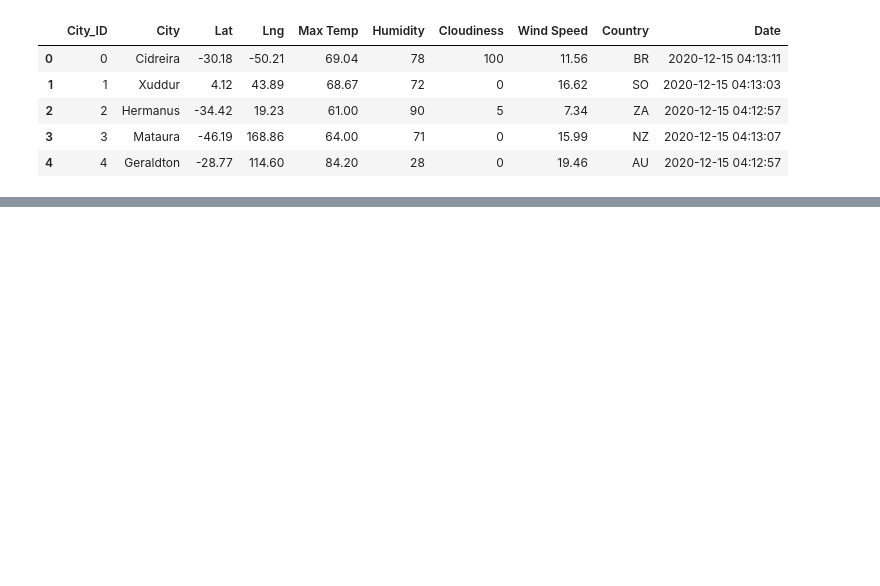
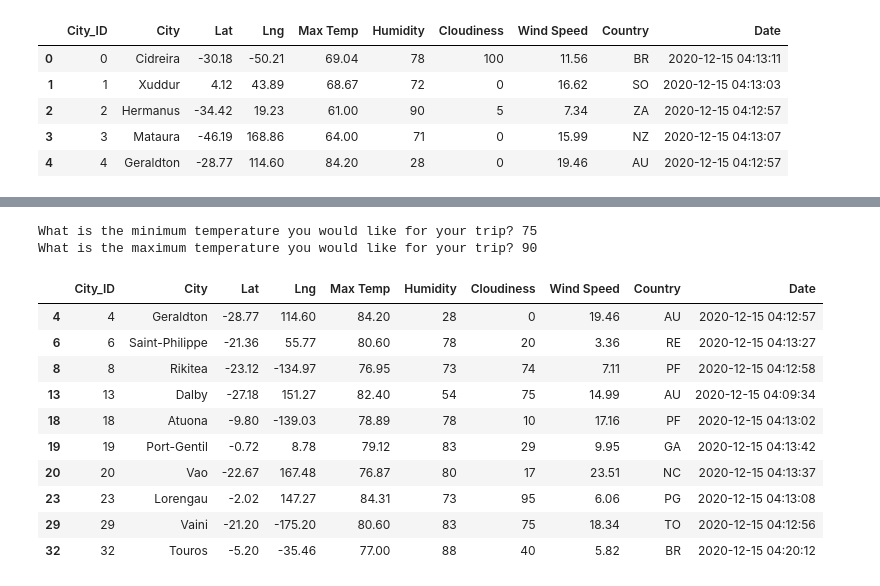
Before and after one commit to mayajaral/World_Weather_Analysis, a Jupyter notebook: VacationPy.ipynb, the cells around one changed output, grey strips where cells are left out. Saved outputs shown, nothing was run; the diff lists cells and outputs as text; code cells hidden in the pictures; blank space fills up the shorter version.

```diff
--- a/VacationPy.ipynb
+++ b/VacationPy.ipynb
@@ -43,0 +102,24 @@ fig
+# %%
+# Ask the customer to add a minimum and maximum temperature value.
+min_temp = float(input("What is the minimum temperature you would like for your trip? "))
+max_temp = float(input("What is the maximum temperature you would like for your trip? "))
+# %% [output]
+What is the minimum temperature you would like for your trip? 75
+What is the maximum temperature you would like for your trip? 90
+# %%
+# Filter the dataset to find the cities that fit the criteria.
+preferred_cities_df = city_data_df.loc[(city_data_df["Max Temp"] <= max_temp) & \
+                                       (city_data_df["Max Temp"] >= min_temp)]
+preferred_cities_df.head(10)
+# %% [output]
+|  | City_ID | City | Lat | Lng | Max Temp | Humidity | Cloudiness | Wind Speed | Country | Date |
+| 4 | 4 | Geraldton | -28.77 | 114.60 | 84.20 | 28 | 0 | 19.46 | AU | 2020-12-15 04:12:57 |
+| 6 | 6 | Saint-Philippe | -21.36 | 55.77 | 80.60 | 78 | 20 | 3.36 | RE | 2020-12-15 04:13:27 |
+| 8 | 8 | Rikitea | -23.12 | -134.97 | 76.95 | 73 | 74 | 7.11 | PF | 2020-12-15 04:12:58 |
+| 13 | 13 | Dalby | -27.18 | 151.27 | 82.40 | 54 | 75 | 14.99 | AU | 2020-12-15 04:09:34 |
+| 18 | 18 | Atuona | -9.80 | -139.03 | 78.89 | 78 | 10 | 17.16 | PF | 2020-12-15 04:13:02 |
+| 19 | 19 | Port-Gentil | -0.72 | 8.78 | 79.12 | 83 | 29 | 9.95 | GA | 2020-12-15 04:13:42 |
+| 20 | 20 | Vao | -22.67 | 167.48 | 76.87 | 80 | 17 | 23.51 | NC | 2020-12-15 04:13:37 |
+| 23 | 23 | Lorengau | -2.02 | 147.27 | 84.31 | 73 | 95 | 6.06 | PG | 2020-12-15 04:13:08 |
+| 29 | 29 | Vaini | -21.20 | -175.20 | 80.60 | 83 | 75 | 18.34 | TO | 2020-12-15 04:12:56 |
+| 32 | 32 | Touros | -5.20 | -35.46 | 77.00 | 88 | 40 | 5.82 | BR | 2020-12-15 04:20:12 |
```
Also changed, not shown: parts of 12 cells of this notebook, 6 other files.
